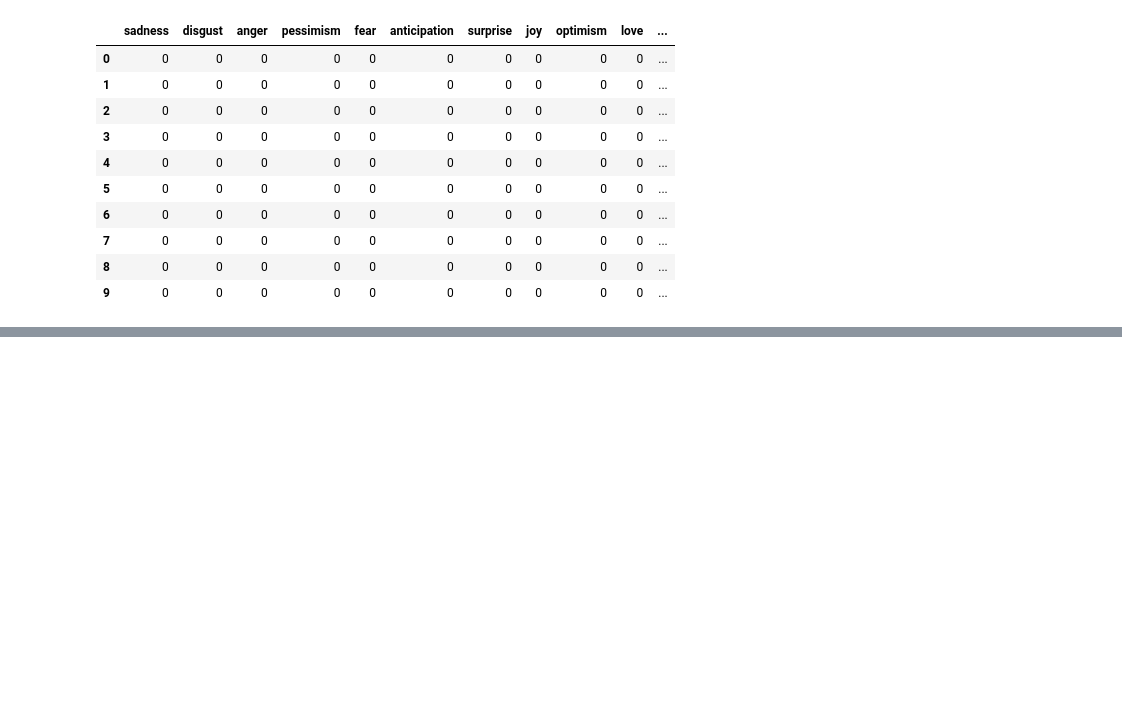
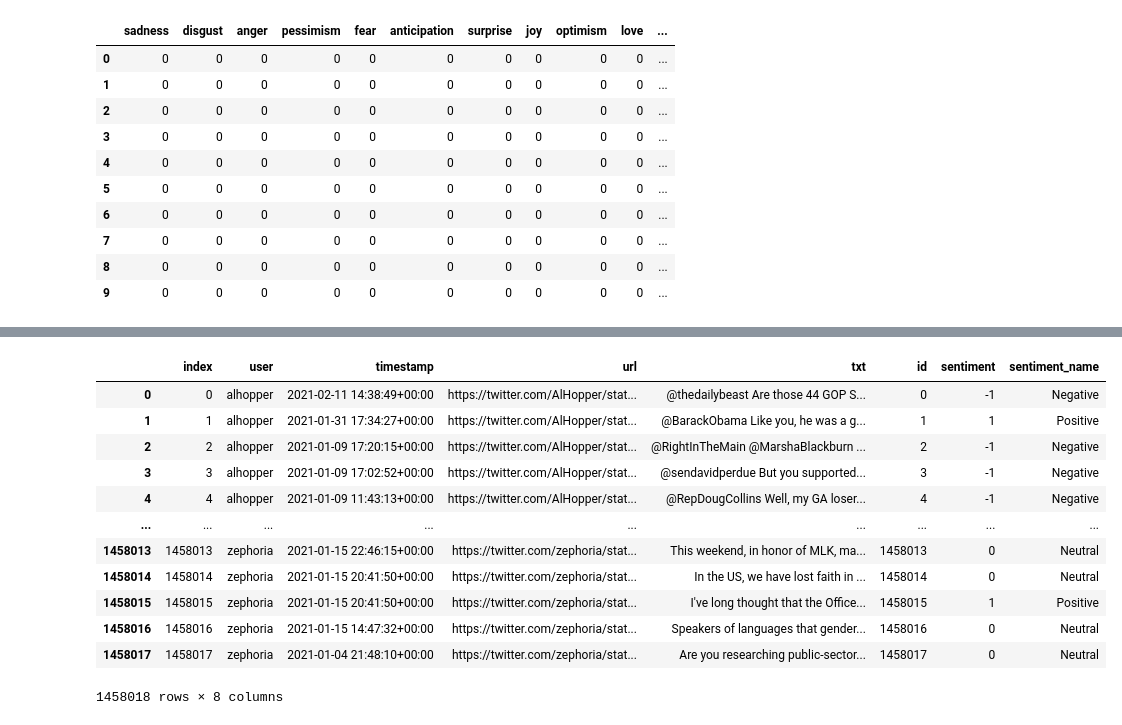
Before and after one commit to maciejskorski/anticipatio, a Jupyter notebook: src/xaru/4 topic_analysis.ipynb, the cells around one changed output, grey strips where cells are left out. Cells and saved outputs as stored; diff of their text form; code cells hidden in the pictures; blank space fills up the shorter version.

```diff
--- a/src/xaru/4 topic_analysis.ipynb
+++ b/src/xaru/4 topic_analysis.ipynb
@@ -390,3 +301,17 @@ doc2emotion
 | 7 | 0 | 0 | 0 | 0 | 0 | 0 | 0 | 0 | 0 | 0 | ... |
 | 8 | 0 | 0 | 0 | 0 | 0 | 0 | 0 | 0 | 0 | 0 | ... |
 | 9 | 0 | 0 | 0 | 0 | 0 | 0 | 0 | 0 | 0 | 0 | ... |
+# %%
+from transformers import pipeline
+
+tweets = pd.read_pickle(repo_path / "data/final.pkl")
+
+docs = tweets["txt"].tolist()
+
+pipe = pipeline(
+    "text-classification",
+    model="cardiffnlp/twitter-roberta-base-emotion-multilabel-latest",
+    top_k=25,
+)
+
+pipe(docs[3])[0]
@@ -392,0 +392,3 @@ doc2emotion
+# %%
+sentiment = pd.read_csv('maciek_docs_sentiment.csv')
+sentiment
@@ -392,0 +409,21 @@ doc2emotion
+# %%
+tweets = tweets.reset_index()
+tweets['id'] = tweets.index
+sentiment['id'] = sentiment.index
+
+tweets = tweets.join(sentiment.set_index('id'), on='id')
+tweets
+# %% [output]
+|  | index | user | timestamp | url | txt | id | sentiment | sentiment_name |
+| 0 | 0 | alhopper | 2021-02-11 14:38:49+00:00 | https://twitter.com/AlHopper/stat... | @thedailybeast Are those 44 GOP S... | 0 | -1 | Negative |
+| 1 | 1 | alhopper | 2021-01-31 17:34:27+00:00 | https://twitter.com/AlHopper/stat... | @BarackObama Like you, he was a g... | 1 | 1 | Positive |
+| 2 | 2 | alhopper | 2021-01-09 17:20:15+00:00 | https://twitter.com/AlHopper/stat... | @RightInTheMain @MarshaBlackburn ... | 2 | -1 | Negative |
+| 3 | 3 | alhopper | 2021-01-09 17:02:52+00:00 | https://twitter.com/AlHopper/stat... | @sendavidperdue But you supported... | 3 | -1 | Negative |
+| 4 | 4 | alhopper | 2021-01-09 11:43:13+00:00 | https://twitter.com/AlHopper/stat... | @RepDougCollins Well, my GA loser... | 4 | -1 | Negative |
+| ... | ... | ... | ... | ... | ... | ... | ... | ... |
+| 1458013 | 1458013 | zephoria | 2021-01-15 22:46:15+00:00 | https://twitter.com/zephoria/stat... | This weekend, in honor of MLK, ma... | 1458013 | 0 | Neutral |
+| 1458014 | 1458014 | zephoria | 2021-01-15 20:41:50+00:00 | https://twitter.com/zephoria/stat... | In the US, we have lost faith in ... | 1458014 | 0 | Neutral |
+| 1458015 | 1458015 | zephoria | 2021-01-15 20:41:50+00:00 | https://twitter.com/zephoria/stat... | I've long thought that the Office... | 1458015 | 1 | Positive |
+| 1458016 | 1458016 | zephoria | 2021-01-15 14:47:32+00:00 | https://twitter.com/zephoria/stat... | Speakers of languages that gender... | 1458016 | 0 | Neutral |
+| 1458017 | 1458017 | zephoria | 2021-01-04 21:48:10+00:00 | https://twitter.com/zephoria/stat... | Are you researching public-sector... | 1458017 | 0 | Neutral |
+1458018 rows × 8 columns
```
Also changed, not shown: parts of 28 cells of this notebook, 8 other files.
